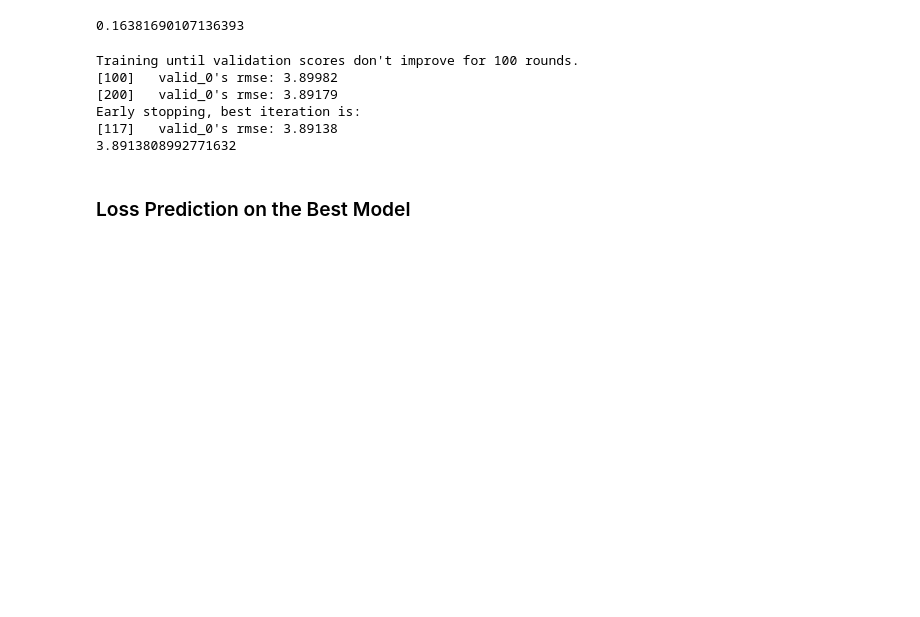
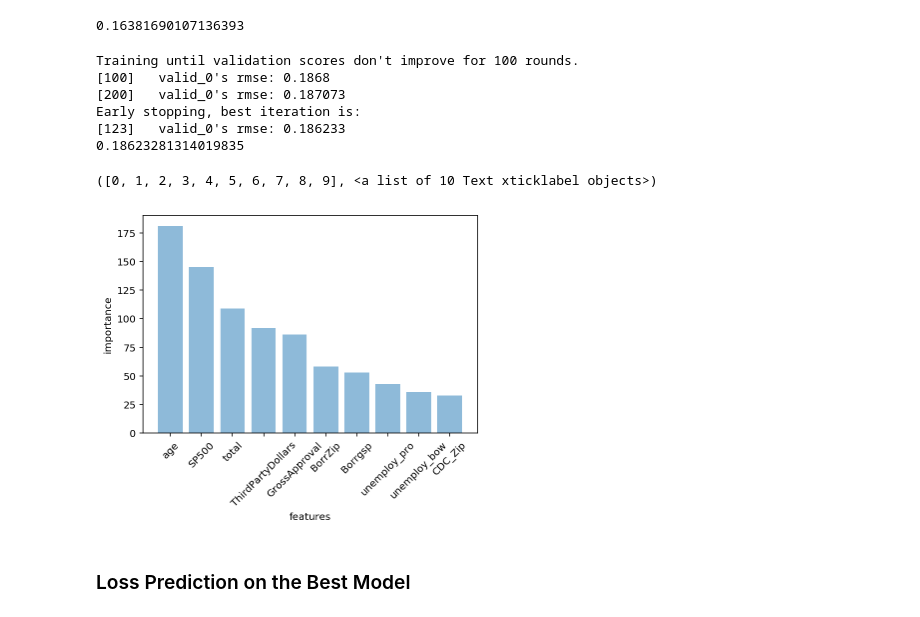
Before and after one commit to AlexaYuqinD/MS-E-246-Project, a Jupyter notebook: MS&E246 Project-Models.ipynb, the cells around one changed output. Cells and saved outputs as stored; diff of their text form; code cells hidden in the pictures; blank space fills up the shorter version.

```diff
--- a/MS&E246 Project-Models.ipynb
+++ b/MS&E246 Project-Models.ipynb
@@ -1318,6 +1360,10 @@ class LGBM_Regressor:
         model = lgb.train(params, lgtrain, 1000, valid_sets=[lgval], early_stopping_rounds=100, verbose_eval=100)
         pred_val_y = model.predict(val_X, num_iteration=model.best_iteration)
         return model, pred_val_y
+numeric_transformer = Pipeline(steps=[('scaler', StandardScaler())])
+categorical_transformer = Pipeline(steps=[('onehot', OneHotEncoder(handle_unknown='ignore'))])
+preprocessor = ColumnTransformer(transformers=[('num', numeric_transformer, numCols+['age']),
+                                               ('cat', categorical_transformer, catCols)])
 lgbr = Pipeline(steps=[('preprocessor', preprocessor),
                   ('regressor',  LGBM_Regressor())])
 lgbr.fit(train_X_reg,train_y_reg)
@@ -1325,11 +1371,28 @@ modelR, pred_val_y = lgbr.fit_predict(val_X_reg, val_y_reg)
 print(np.sqrt(metrics.mean_squared_error(val_y_reg, pred_val_y)))
 # %% [output]
 Training until validation scores don't improve for 100 rounds.
-[100]   valid_0's rmse: 3.89982
-[200]   valid_0's rmse: 3.89179
+[100]   valid_0's rmse: 0.1868
+[200]   valid_0's rmse: 0.187073
 Early stopping, best iteration is:
-[117]   valid_0's rmse: 3.89138
-3.8913808992771632
+[123]   valid_0's rmse: 0.186233
+0.18623281314019835
+# %%
+feature_names = get_column_names_from_ColumnTransformer(lgbr.named_steps['preprocessor'])
+fn = modelR.feature_name()
+fi = list(modelR.feature_importance())
+fm = list(zip(fn,fi))
+fm1 = sorted(fm,key=lambda x:x[1],reverse =True)[:10]
+axis = list(zip(*fm1))[0]
+axis = [int(i[7:]) for i in axis]
+xaxis = [feature_names[i] for i in axis]
+yaxis = list(zip(*fm1))[1]
+plt.bar(xaxis,yaxis,align='center', alpha=0.5)
+plt.xlabel('features')
+plt.ylabel('importance')
+plt.xticks(rotation=45)
+# %% [output]
+([0, 1, 2, 3, 4, 5, 6, 7, 8, 9], <a list of 10 Text xticklabel objects>)
+[figure, added]
 # %% [markdown]
 ### Loss Prediction on the Best Model
 # %%
```
Also changed, not shown: parts of 6 cells of this notebook.
